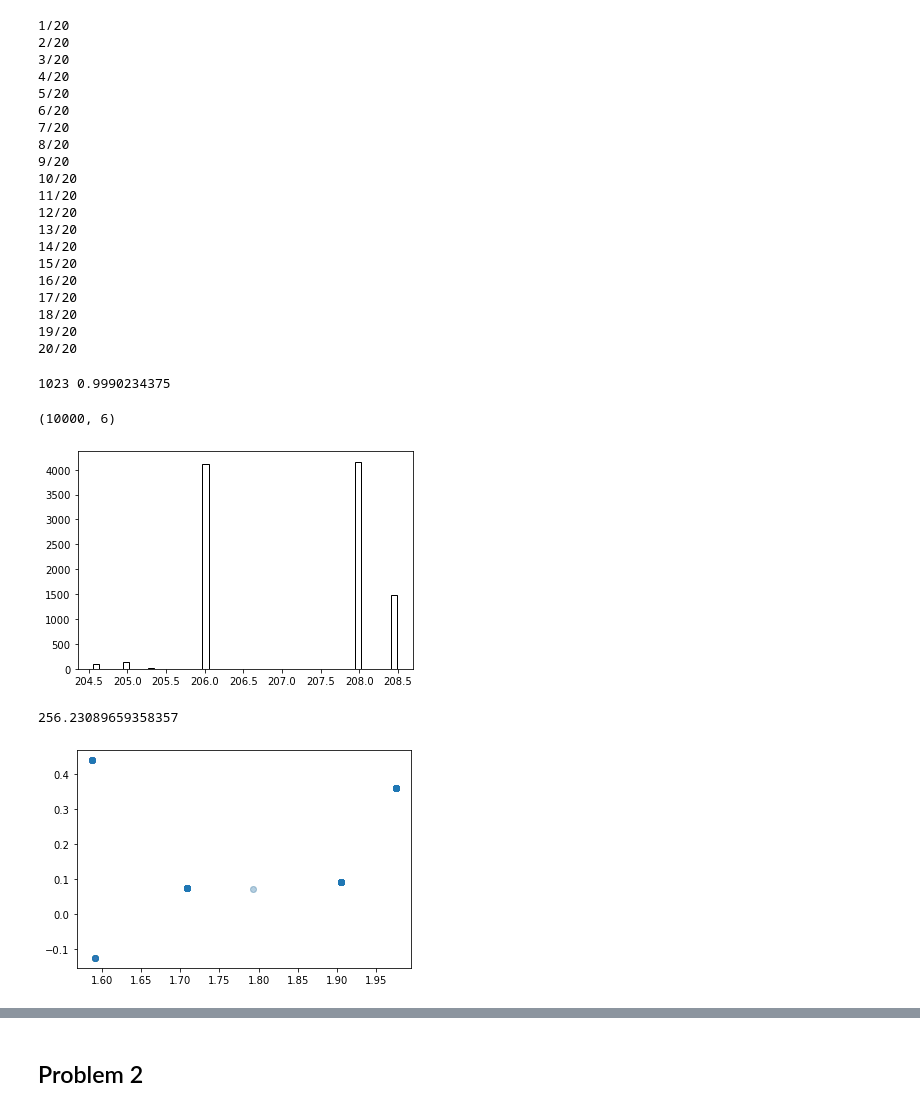
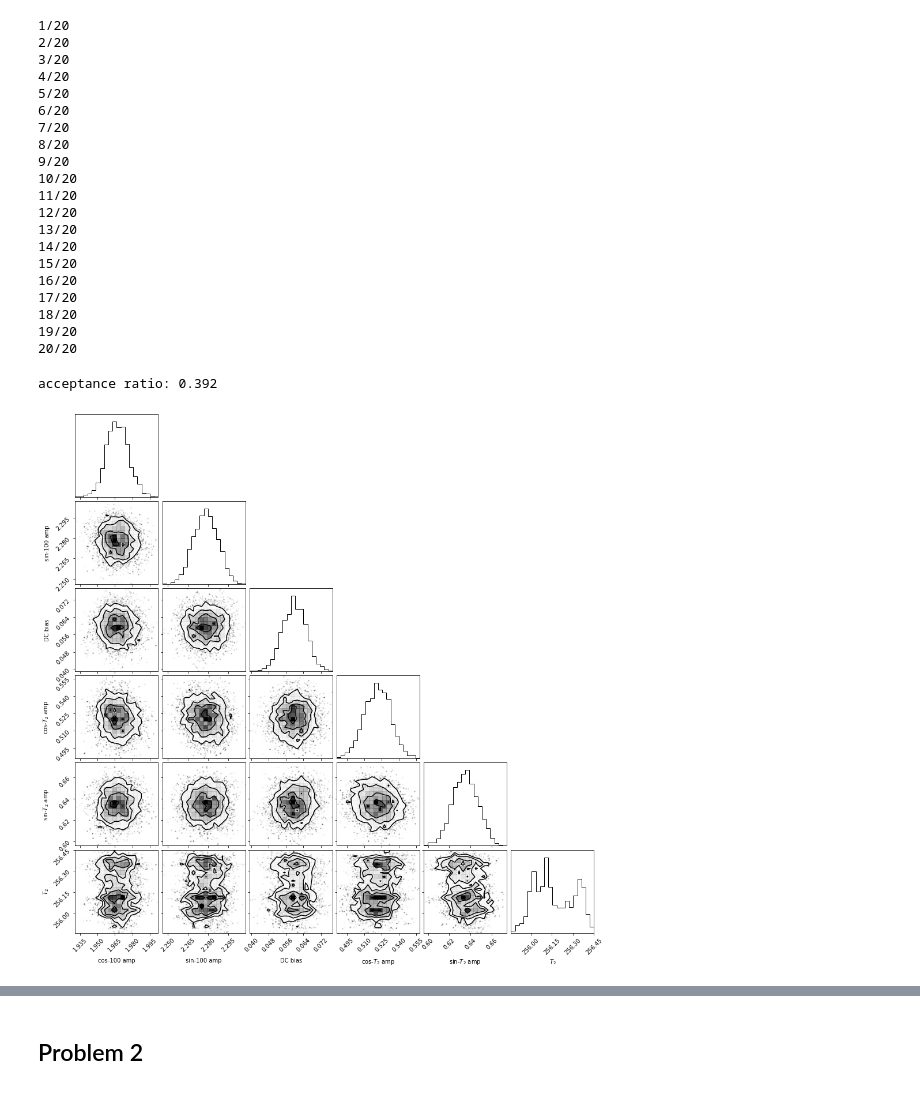
Before and after one commit to krlodeleon/datascience_fall2022, a Jupyter notebook: prob_set_4/ps4.ipynb, the cells around one changed output, grey strips where cells are left out. Cells and saved outputs as stored; diff of their text form; code cells hidden in the pictures.

```diff
--- a/prob_set_4/ps4.ipynb
+++ b/prob_set_4/ps4.ipynb
@@ -169,20 +171,13 @@ variances = [np.var(bootstrap_set[:,i]) for i in range(len(bootstrap_set[0]))]
 18/20
 19/20
 20/20
-# %%
-
-print(T_max,T_min)
-
-def T_prior(T):
-# %% [output]
-1023 0.9990234375
 # %%
 #Constructing ln(posterior) function
 
 ##ln(likelihood) function
 sinvarT = lambda x,T : np.sin(2*np.pi*x/T)
 cosvarT = lambda x,T : np.cos(2*np.pi*x/T)
-yfit_func = lambda x : x[0]*cos100(data_set_sample[0]) + x[1]*sin100(data_set_sample[0]) + x[2] + x[3]*cosvarf(data_set_sample[0],x[5]) + x[4]*sinvarf(data_set_sample[0],x[5])
+yfit_func = lambda x : x[0]*cos100(data_set_sample[0]) + x[1]*sin100(data_set_sample[0]) + x[2] + x[3]*cosvarT(data_set_sample[0],x[5]) + x[4]*sinvarT(data_set_sample[0],x[5])
 chisq_func = lambda x : np.sum((data_set_sample[data_set_index]-yfit_func(x))*data_set_sample[1]**(-2)*(data_set_sample[data_set_index]-yfit_func(x)))
 
 ##ln(period prior)
@@ -204,34 +199,39 @@ def ln_posterior(x):
 def ln_mhmcmc(f,x0,samples,prop_cov):
     output = [x0]
     current_x = x0
+    accepts = 0
 
     for sample in range(samples-1):
         prop_x = np.random.multivariate_normal(current_x,prop_cov)
 
+#         print(f(prop_x) - f(current_x))
         if f(prop_x) - f(current_x) >= np.log(np.random.rand()):
             current_x = prop_x
+            accepts += 1
 
         output.append(current_x)
 
+    print(f'acceptance ratio: {accepts/samples}')
     return np.array(output)
 # %%
-points = ln_mhmcmc(ln_posterior,initial*0.8,10000,np.identity(6))
-print(np.shape(points))
+#Setting initial point of Markov chain
+initial = np.copy(bestfit_vals_data11)
+initial[-1] = 1/initial[-1] #We're flipping this parameter because it is initially in frequency. We want the period.
+
+#Sampling the posterior
+points = ln_mhmcmc(ln_posterior,initial,10000,0.00005*np.identity(6))
 # %% [output]
-(10000, 6)
+acceptance ratio: 0.392
-# %%
-i = 5
-plt.hist(points[:,i],density=False,bins=50,histtype='step',color='black')
-# plt.plot(np.linspace(-4,4,100),gaussian1D(np.linspace(-4,4,100),0,2),color='red')
-# plt.title('Normed histogram in $x$')
-# plt.xlabel('$x$')
-plt.show()
-print(initial[i])
-# %% [output]
-[figure, removed]
-256.23089659358357
-# %%
-plt.scatter(points[:,0],points[:,3], alpha=0.02)
-plt.show()
-# %% [output]
-[figure, removed]
+# %%
+figure = corner.corner(points,
+                      labels=[
+                          'cos-100 amp',
+                          'sin-100 amp',
+                          'DC bias',
+                          'cos-$T_2$ amp',
+                          'sin-$T_2$ amp',
+                          '$T_2$'
+                      ])
+plt.show()
+# %% [output]
+[figure, added]
```
Also changed, not shown: parts of 7 cells of this notebook.
